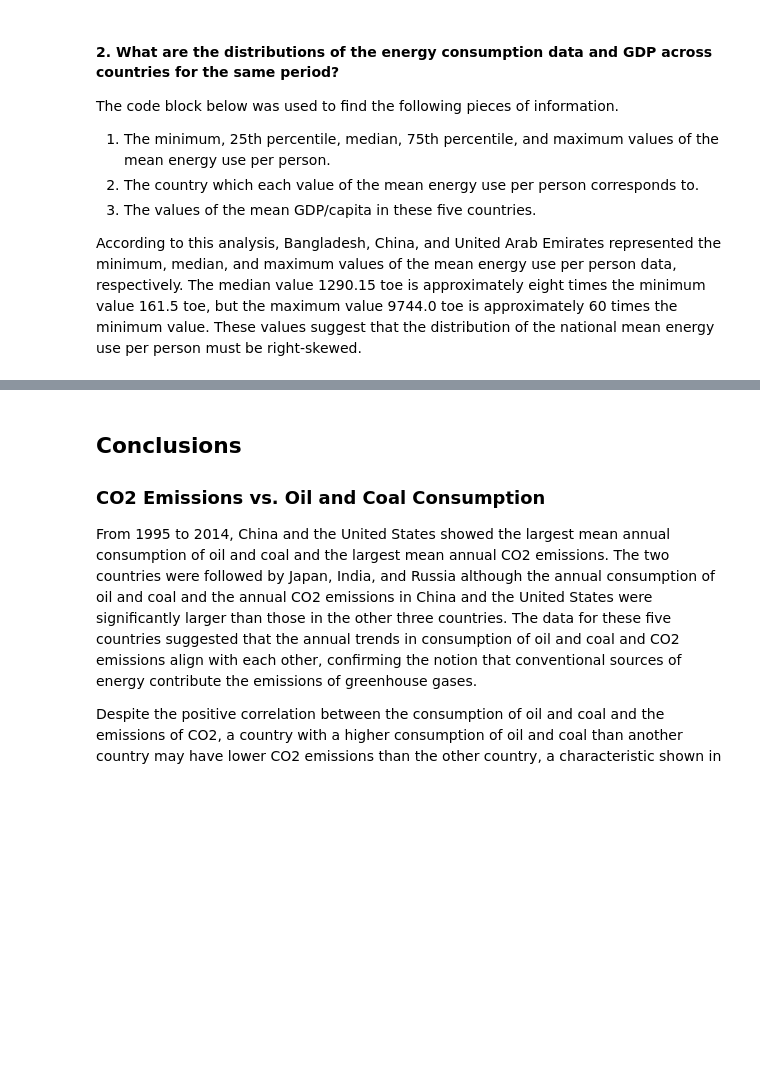
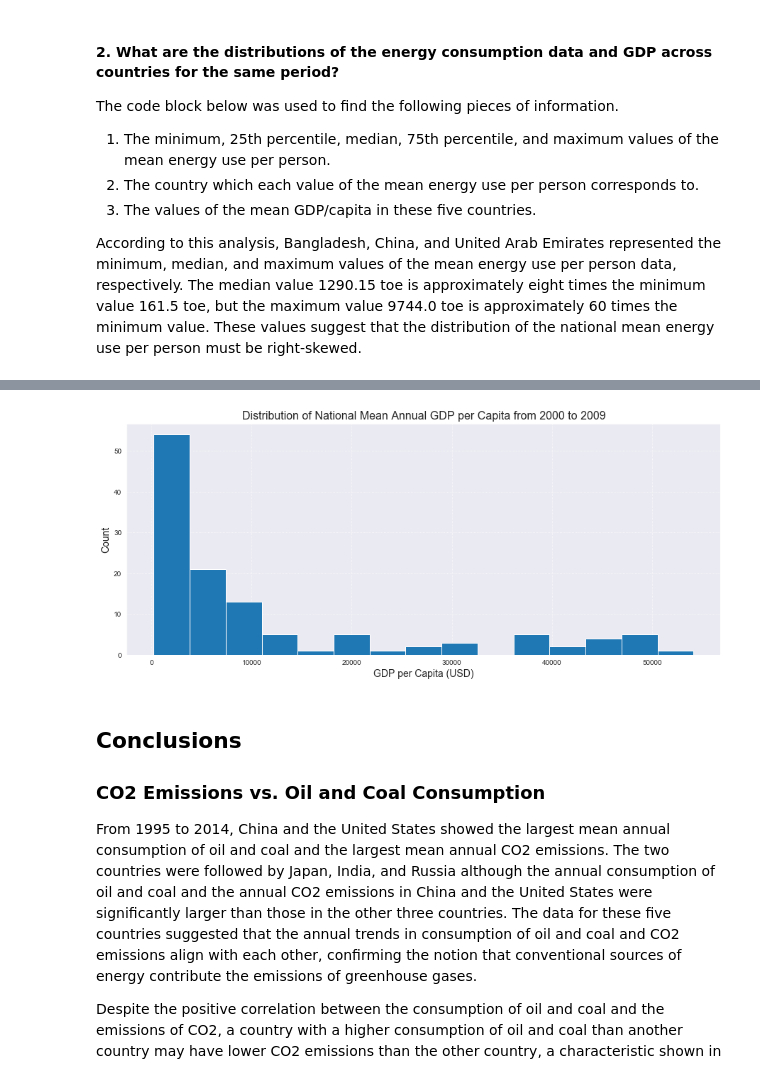
Before and after one commit to jmlcode/p1-investigate-datasets, a Jupyter notebook: p1_investigate_datasets.ipynb, the cells around one changed output, grey strips where cells are left out. Drawn from its saved outputs; the diff is of its cells as text; code cells hidden in the pictures; blank space fills up the shorter version.

```diff
--- a/p1_investigate_datasets.ipynb
+++ b/p1_investigate_datasets.ipynb
@@ -755,3 +802,15 @@ plt.text(x = 7900, y = 29000, s = 'Correlation\nCoefficient: {}'.format(round(cc
+# %%
+# Input parameters for plot_hist()
+df_x = df_energy_gdp_adj['mean_gdp'] # Single variable
+bins = 15 # Number of bines
+label_ls = ['Distribution of National Mean Annual GDP per Capita from 2000 to 2009' # Title
+           , 'GDP per Capita (USD)' # x-axis label
+           , 'Count'] # y-axis label
+
+# Plot histogram for national mean annual GDP per Capita
+plot_hist(df_x, bins, label_ls)
+# %% [output]
+[figure, added]
 # %% [markdown]
 <a id='conclusions'></a>
 <h2>Conclusions</h2>
```
Also changed, not shown: parts of 10 cells of this notebook.
